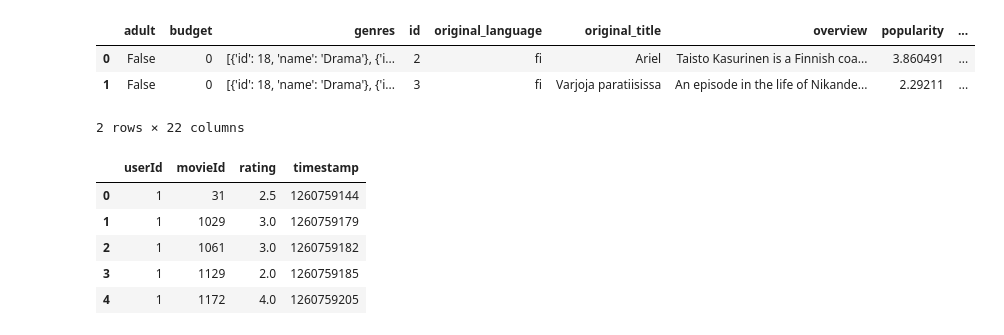
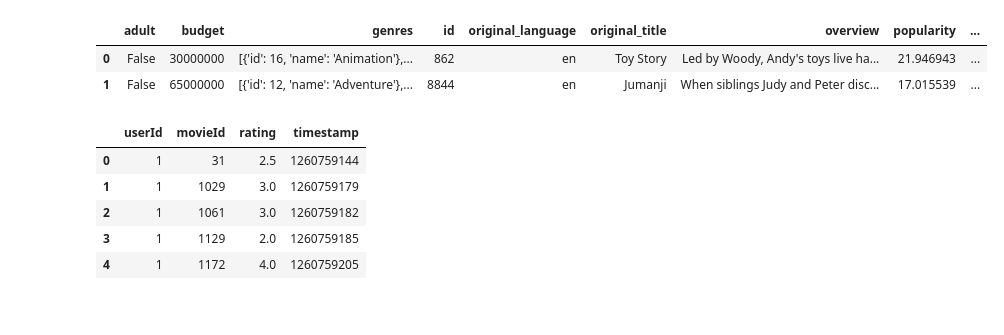
Before and after one commit to IORD1/DSBDA-scripts-rating, a Jupyter notebook: data_clean1.ipynb, the cells around one changed output. Drawn from its saved outputs; the diff is of its cells as text; code cells hidden in the pictures.

```diff
--- a/data_clean1.ipynb
+++ b/data_clean1.ipynb
@@ -4,4 +4,6 @@ import pandas as pd
 creditscsv = pd.read_csv("datasets/credits.csv")
 # %%
 df = pd.read_csv("datasets/movies_metadata.csv")
+# %%
+df = pd.read_csv("movie_data.csv")
 # %%
@@ -23,10 +13,11 @@ df
 # %%
-edf.drop(["belongs_to_collection","homepage","imdb_id","status","video","poster_path"],axis=1,inplace=True)
+df.drop(["belongs_to_collection","homepage","imdb_id","status","video","poster_path"],axis=1,inplace=True)
+# %%
+df.drop(["tagline"],axis=1,inplace=True)
 # %%
-edf.head(2)
+df.head(2)
 # %% [output]
 |  | adult | budget | genres | id | original_language | original_title | overview | popularity | ... |
-| 0 | False | 0 | [{'id': 18, 'name': 'Drama'}, {'i... | 2 | fi | Ariel | Taisto Kasurinen is a Finnish coa... | 3.860491 | ... |
-| 1 | False | 0 | [{'id': 18, 'name': 'Drama'}, {'i... | 3 | fi | Varjoja paratiisissa | An episode in the life of Nikande... | 2.29211 | ... |
+| 0 | False | 30000000 | [{'id': 16, 'name': 'Animation'},... | 862 | en | Toy Story | Led by Woody, Andy's toys live ha... | 21.946943 | ... |
+| 1 | False | 65000000 | [{'id': 12, 'name': 'Adventure'},... | 8844 | en | Jumanji | When siblings Judy and Peter disc... | 17.015539 | ... |
-2 rows × 22 columns
 # %%
```
Also changed, not shown: parts of 15 cells of this notebook, 7 other files.
